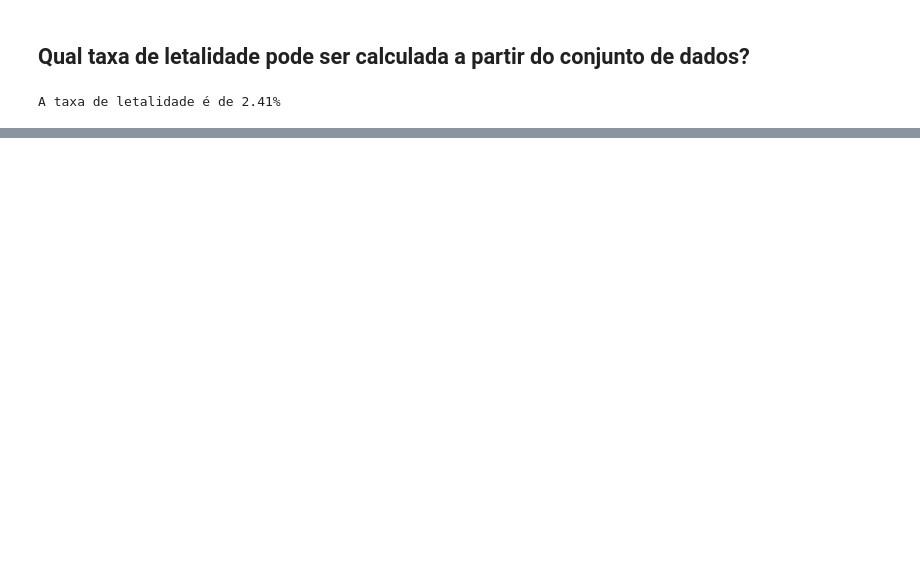
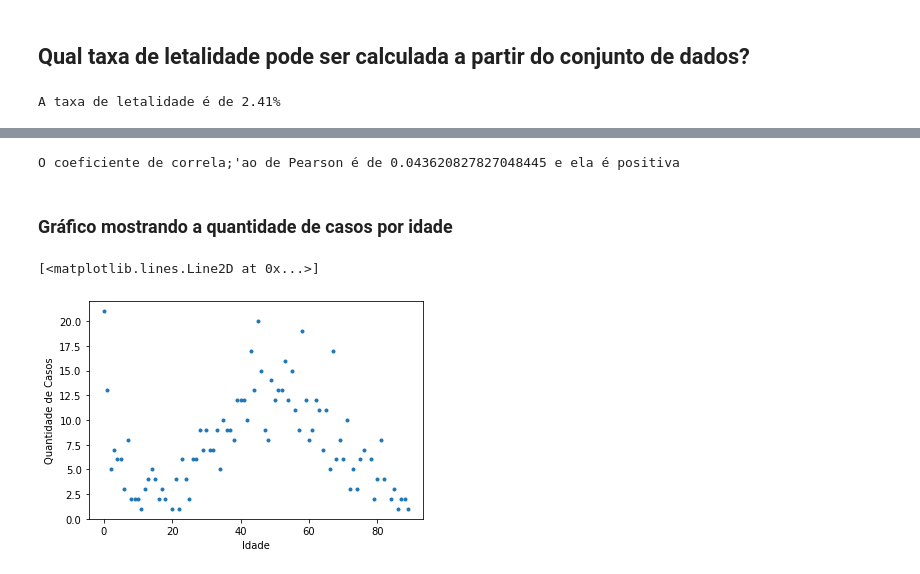
Before and after one commit to levidasilvalima/RNA-PP1, a Jupyter notebook: RedesNeuraisArtificiais_Projeto1.ipynb, the cells around one changed output, grey strips where cells are left out. Drawn from its saved outputs; the diff is of its cells as text; code cells hidden in the pictures; blank space fills up the shorter version.

Commit message:
Adiciona análise do coeficiente de correlação de Pearson

```diff
--- a/RedesNeuraisArtificiais_Projeto1.ipynb
+++ b/RedesNeuraisArtificiais_Projeto1.ipynb
@@ -224,0 +227,7 @@ A taxa de letalidade é de 2.41%
+# %%
+dfByAge = df.groupby("_idade")
+# %%
+ages = dfByAge.groups.keys()
+ages = list(ages)
+# %%
+values = dfByAge.count()['_sexo'].to_list()
@@ -224,0 +238,13 @@ A taxa de letalidade é de 2.41%
+# %%
+print("O coeficiente de correla;'ao de Pearson é de", corr, "e ela é", "positiva" if corr >= 0 else "negativa. Sua intensidade é baixa")
+# %% [output]
+O coeficiente de correla;'ao de Pearson é de 0.043620827827048445 e ela é positiva
+# %% [markdown]
+### Gráfico mostrando a quantidade de casos por idade
+# %%
+plt.ylabel('Quantidade de Casos')
+plt.xlabel('Idade')
+plt.plot(ages, values, '.')
+# %% [output]
+[<matplotlib.lines.Line2D at 0x...>]
+[figure, added]
```
Also changed, not shown: parts of 3 cells of this notebook.
